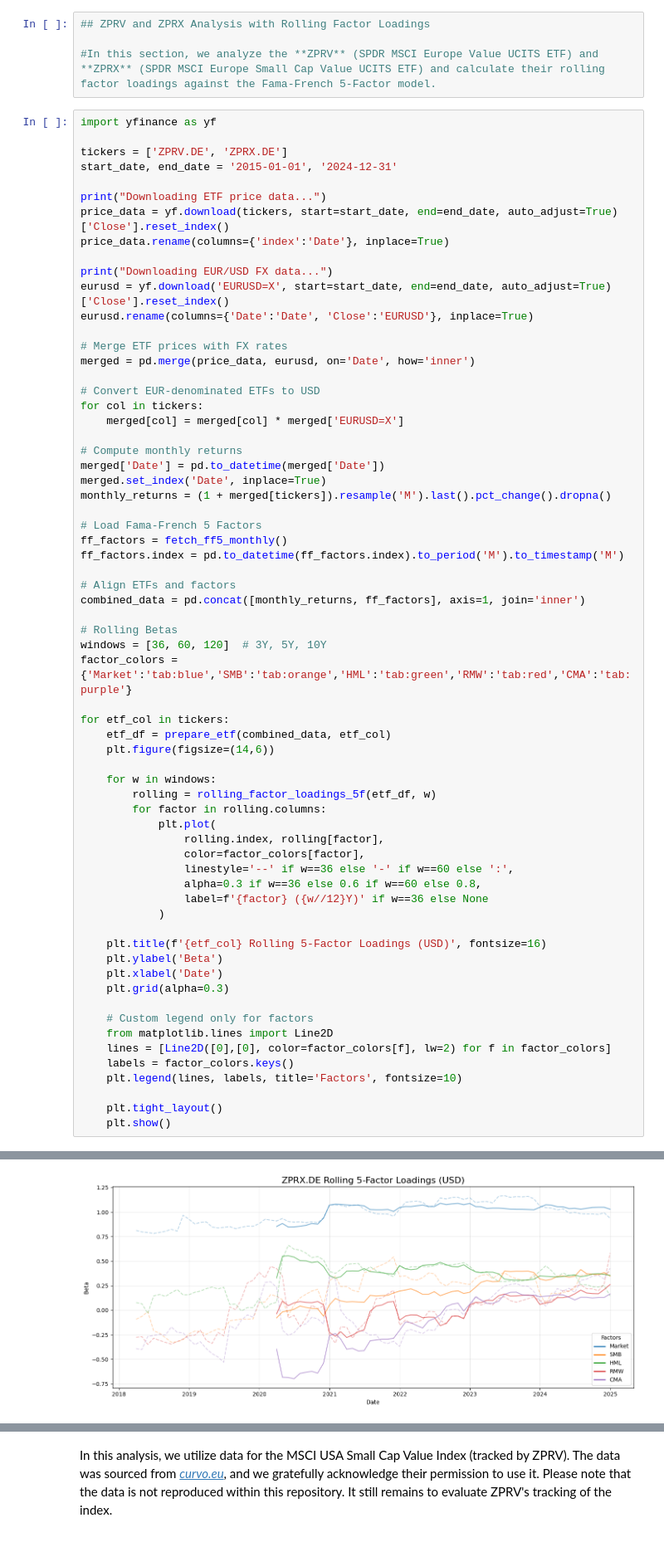
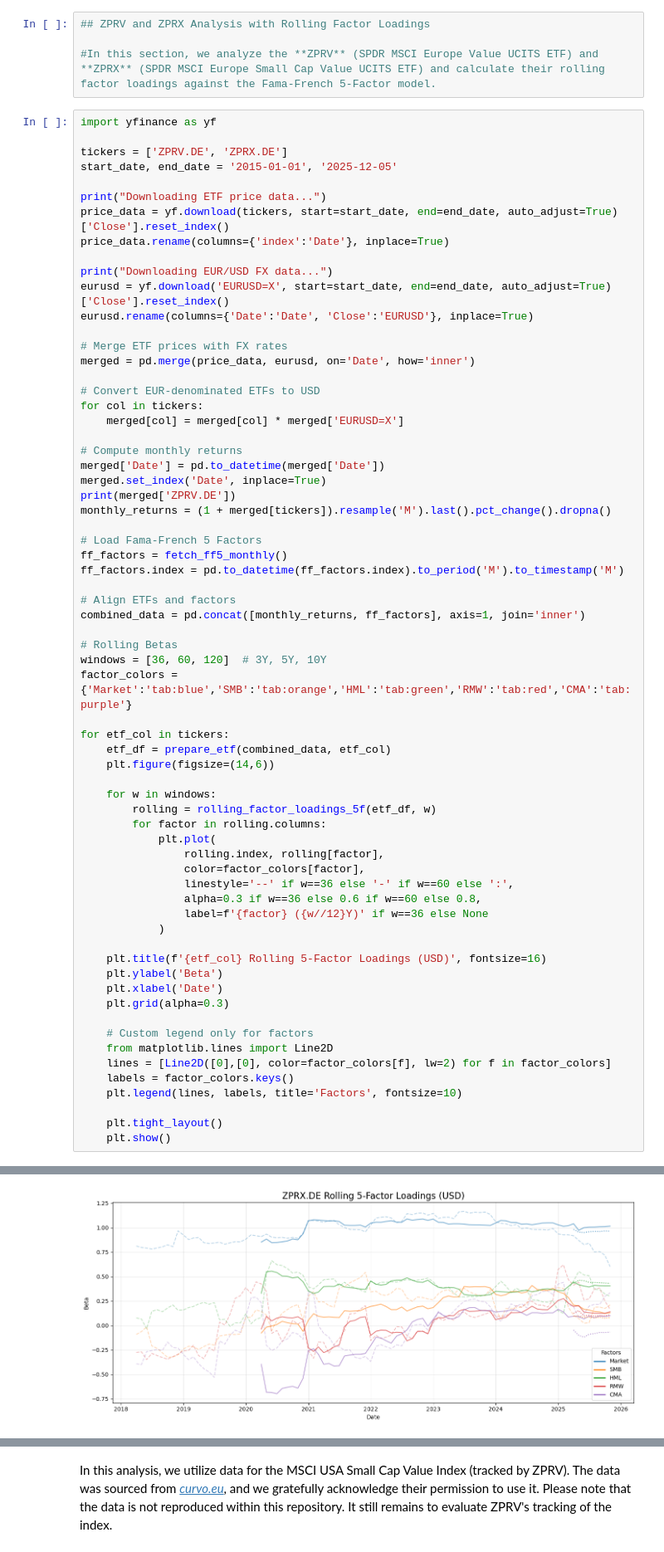
Before and after one commit to husainm97/quant-lab-alpha, a Jupyter notebook: notebooks/factor_premium_tests.ipynb, the cells around one changed output, grey strips where cells are left out. Shown at 83% size. Cells and saved outputs as stored; diff of their text form.

```diff
--- a/notebooks/factor_premium_tests.ipynb
+++ b/notebooks/factor_premium_tests.ipynb
@@ -342,7 +342,7 @@ Choosing the right rolling window is a **trade-off between responsiveness and st
 import yfinance as yf
 
 tickers = ['ZPRV.DE', 'ZPRX.DE']
-start_date, end_date = '2015-01-01', '2024-12-31'
+start_date, end_date = '2015-01-01', '2025-12-05'
 
 print("Downloading ETF price data...")
 price_data = yf.download(tickers, start=start_date, end=end_date, auto_adjust=True)['Close'].reset_index()
@@ -362,6 +362,7 @@ for col in tickers:
 # Compute monthly returns
 merged['Date'] = pd.to_datetime(merged['Date'])
 merged.set_index('Date', inplace=True)
+print(merged['ZPRV.DE'])
 monthly_returns = (1 + merged[tickers]).resample('M').last().pct_change().dropna()
 
 # Load Fama-French 5 Factors
@@ -412,4 +426,4 @@ Downloading EUR/USD FX data...
-[figure, old version]
+[figure, new version]
 # %%
 
 
```
Also changed, not shown: parts of 4 cells of this notebook, 10 other files.
